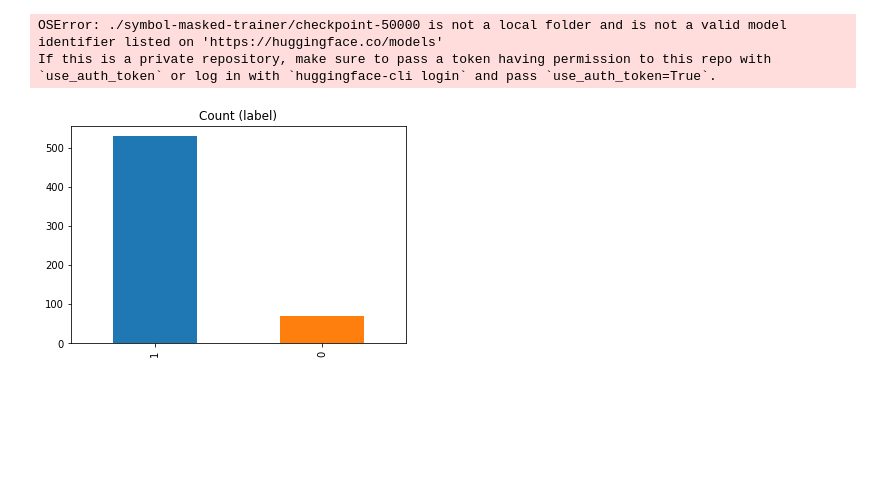
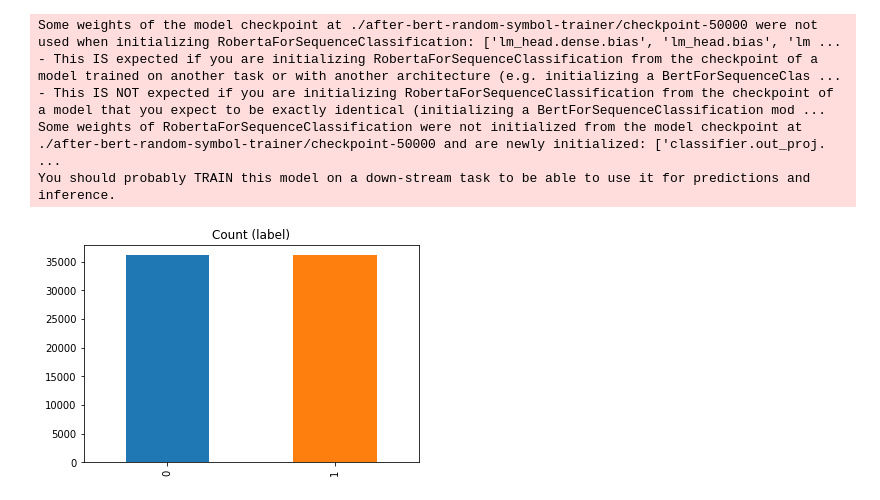
Before and after one commit to alan8365/stock-NLP, a Jupyter notebook: model/fin-bert-sentiment.ipynb, the cells around one changed output. Saved outputs shown, nothing was run; the diff lists cells and outputs as text; code cells hidden in the pictures; blank space fills up the shorter version.

Commit message:
after bert change

```diff
--- a/model/fin-bert-sentiment.ipynb
+++ b/model/fin-bert-sentiment.ipynb
@@ -3,30 +3,39 @@ from transformers import AutoTokenizer, AutoConfig, AutoModelForSequenceClassifi
 
 tokenizer = AutoTokenizer.from_pretrained("symbol-vocab")
 # mask_model = AutoModelForMaskedLM.from_pretrained("./symbol-masked-trainer/checkpoint-50000")
-model = AutoModelForSequenceClassification.from_pretrained("./symbol-masked-trainer/checkpoint-50000", num_labels=2)
+# model = AutoModelForSequenceClassification.from_pretrained("./after-bert-trainer/checkpoint-50000", num_labels=2)
+# model = AutoModelForSequenceClassification.from_pretrained("./after-bert-random-trainer/checkpoint-50000", num_labels=2)
+model = AutoModelForSequenceClassification.from_pretrained("./after-bert-random-symbol-trainer/checkpoint-50000", num_labels=2)
 # model.bert = mask_model
 # %% [output]
-OSError: ./symbol-masked-trainer/checkpoint-50000 is not a local folder and is not a valid model identifier listed on 'https://huggingface.co/models'
-If this is a private repository, make sure to pass a token having permission to this repo with `use_auth_token` or log in with `huggingface-cli login` and pass `use_auth_token=True`.
+Some weights of the model checkpoint at ./after-bert-random-symbol-trainer/checkpoint-50000 were not used when initializing RobertaForSequenceClassification: ['lm_head.dense.bias', 'lm_head.bias', 'lm ...
+- This IS expected if you are initializing RobertaForSequenceClassification from the checkpoint of a model trained on another task or with another architecture (e.g. initializing a BertForSequenceClas ...
+- This IS NOT expected if you are initializing RobertaForSequenceClassification from the checkpoint of a model that you expect to be exactly identical (initializing a BertForSequenceClassification mod ...
+Some weights of RobertaForSequenceClassification were not initialized from the model checkpoint at ./after-bert-random-symbol-trainer/checkpoint-50000 and are newly initialized: ['classifier.out_proj. ...
+You should probably TRAIN this model on a down-stream task to be able to use it for predictions and inference.
 # %%
 from glob import glob
 from datasets import Dataset
 
 import re
 import pandas as pd
 
 from parse import data_loading
 
 data_url = '../crawler/stock/data/**.json'
 url = glob(data_url)[-1]
-data = data_loading(url)
+data = data_loading(url, is_under_sampling=True)
 
 data['label'].value_counts().plot(kind='bar', title='Count (label)', color=['#1f77b4', '#ff7f0e'])
 
 dataset = Dataset.from_pandas(data.loc[:, ['label', 'sentense']])
 dataset = dataset.remove_columns('__index_level_0__')
+dataset = dataset.train_test_split(test_size=0.2)
+
+train_dataset = dataset['train']
+test_dataset = dataset['test']
 # %% [output]
-[figure, old version]
+[figure, new version]
 # %%
 def encode(example):
     sentense = example['sentense']
```
Also changed, not shown: parts of 2 cells of this notebook, 8 other files.
